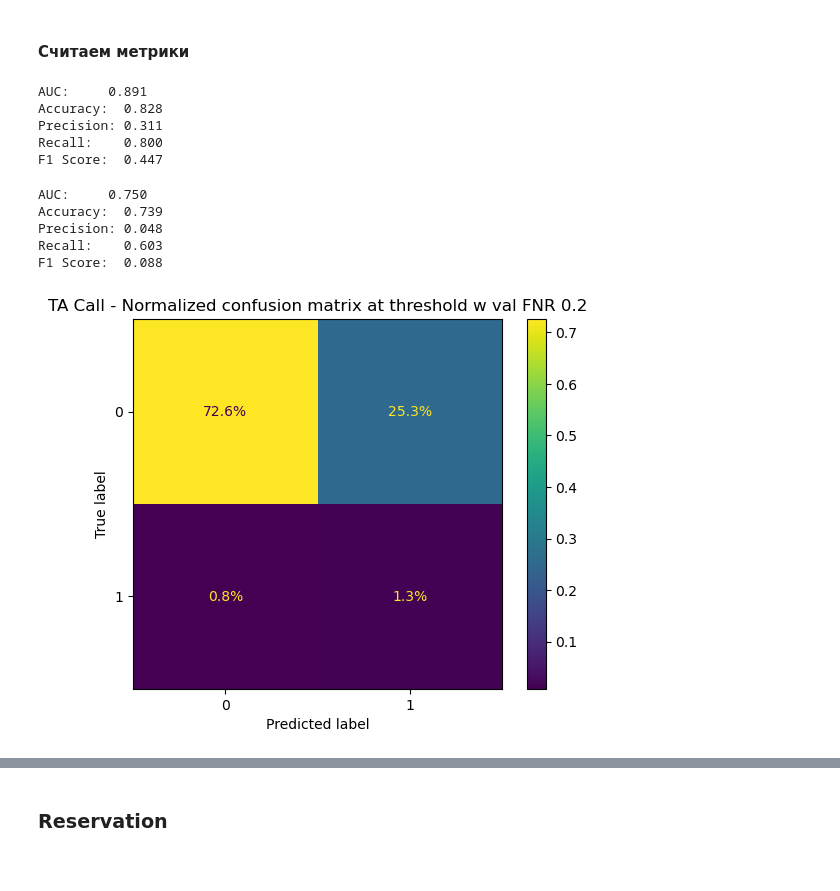
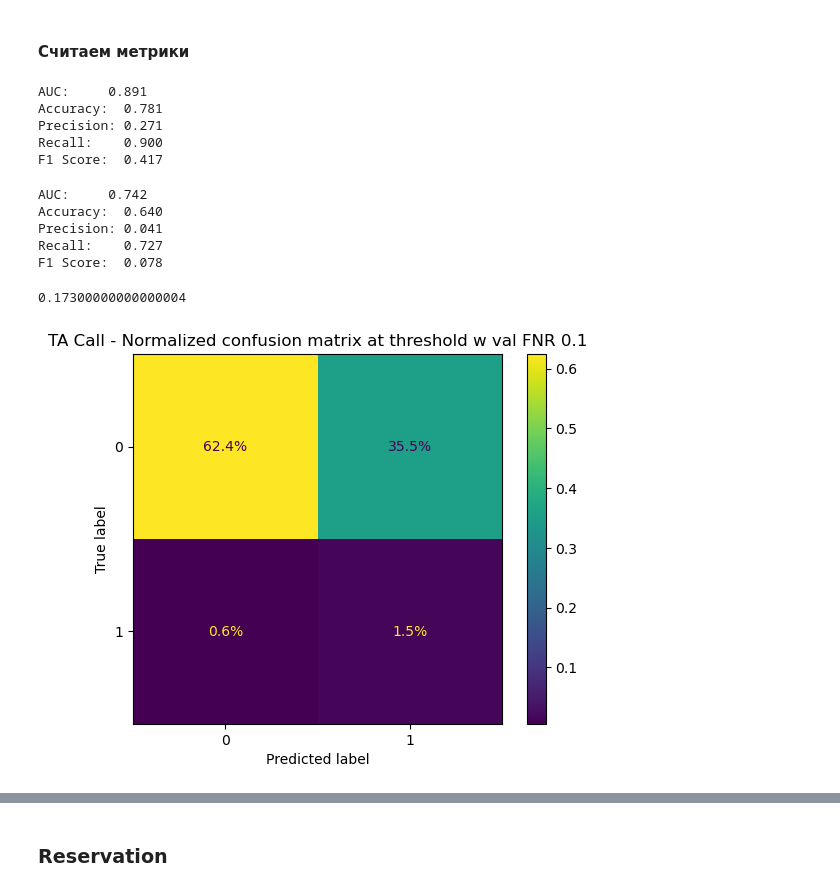
Before and after one commit to AMnkv/MastersHSE, a Jupyter notebook: ML Thesis NBO/Pipeline 2.ipynb, the cells around one changed output, grey strips where cells are left out. Drawn from its saved outputs; the diff is of its cells as text; code cells hidden in the pictures.

```diff
--- a/ML Thesis NBO/Pipeline 2.ipynb
+++ b/ML Thesis NBO/Pipeline 2.ipynb
@@ -1093,7 +1088,7 @@ MetricVisualizer(layout=Layout(align_self='stretch', height='500px'))
 # нам логично максимизировать Recall
 # определим границу, как 20%
 # %%
-fnr_boundary = select_threshold(model=ap_model, data=train_pool, FNR=0.2)
+fnr_boundary = select_threshold(model=ap_model, data=train_pool, FNR=0.1)
 # %% [output]
 Cannot restore border parameter, falling to default border = 0.5
 # %%
@@ -1114,10 +1109,10 @@ preds = ap_model.predict(X_train)
 model_metrics(probs,preds,y_train)
 # %% [output]
 AUC:     0.891
-Accuracy:  0.828
-Precision: 0.311
-Recall:    0.800
-F1 Score:  0.447
+Accuracy:  0.781
+Precision: 0.271
+Recall:    0.900
+F1 Score:  0.417
 # %%
 # Test сет
 # %%
@@ -1126,22 +1121,26 @@ preds = ap_model.predict(X_test)
 # %%
 model_metrics(probs,preds,y_test)
 # %% [output]
-AUC:     0.750
-Accuracy:  0.739
-Precision: 0.048
-Recall:    0.603
-F1 Score:  0.088
+AUC:     0.742
+Accuracy:  0.640
+Precision: 0.041
+Recall:    0.727
+F1 Score:  0.078
+# %%
+0.9 - 0.727
+# %% [output]
+0.17300000000000004
 # %%
 # Confusion Matrix
 cm = confusion_matrix(y_test, preds)
 cm_normalized = cm.astype('float') / cm.sum()
 
 disp = ConfusionMatrixDisplay(confusion_matrix=cm_normalized)
 disp.plot(values_format=".1%")  # формат процентов
-plt.title(f'TA Call - Normalized confusion matrix at threshold w val FNR 0.2')
+plt.title(f'TA Call - Normalized confusion matrix at threshold w val FNR 0.1')
 plt.show()
 # %% [output]
-[figure, old version]
+[figure, new version]
 # %%
 # ROC-кривая
 fpr, tpr, _ = roc_curve(y_test, probs)
```
Also changed, not shown: parts of 71 cells of this notebook, 4 other files.
